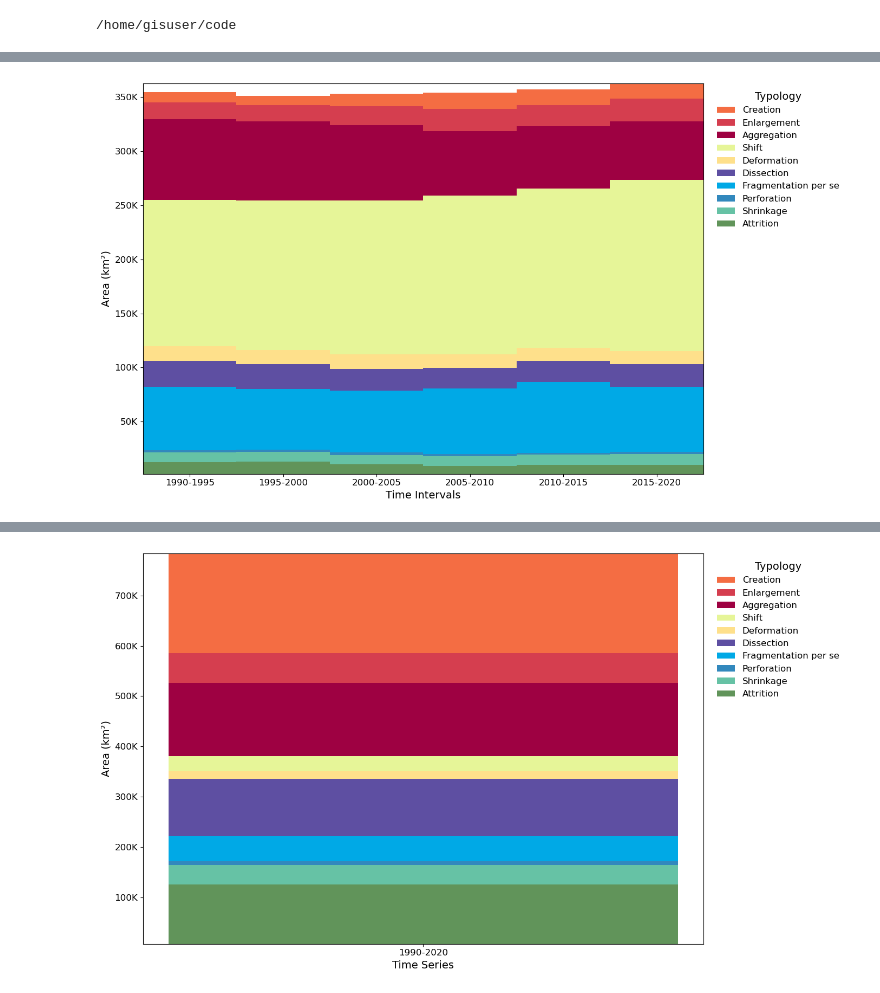
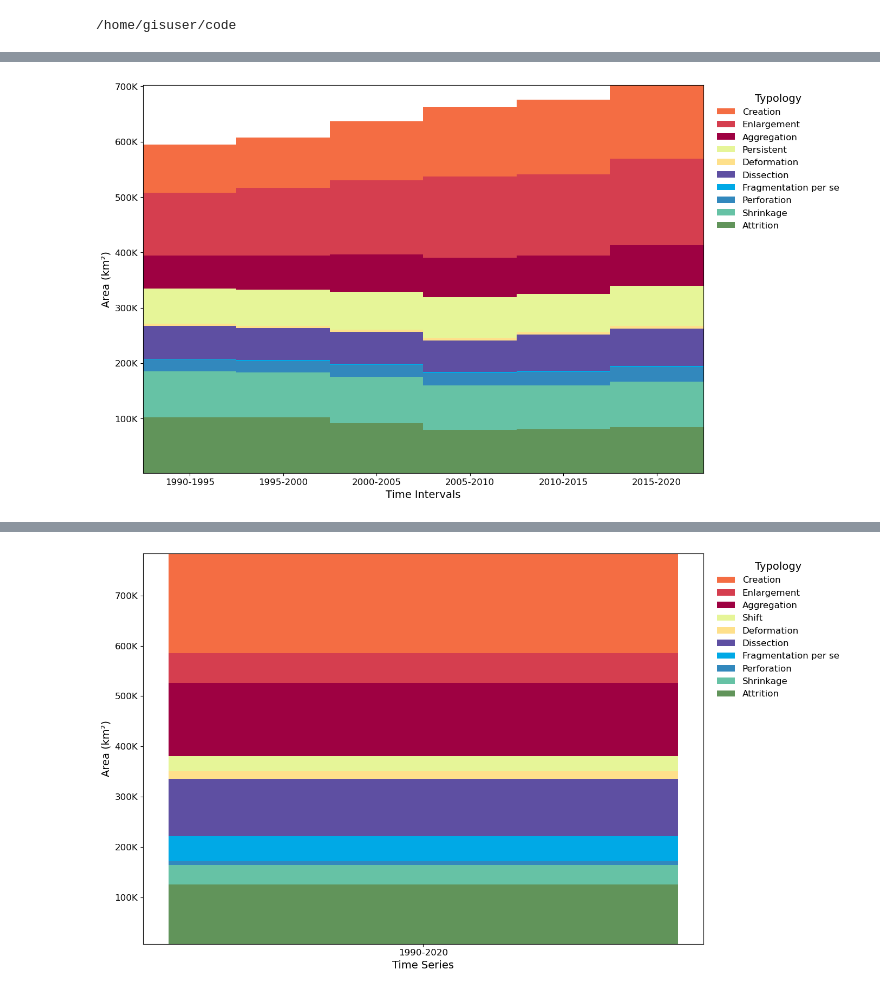
Before and after one commit to mschappert/typology, a Jupyter notebook: Code/grapghs.ipynb, the cells around one changed output, grey strips where cells are left out. Cells and saved outputs as stored; diff of their text form; code cells hidden in the pictures.

Commit message:
add code and update graph code

```diff
--- a/Code/grapghs.ipynb
+++ b/Code/grapghs.ipynb
@@ -17,9 +18,10 @@ print(os.listdir('/home/gisuser/code/code/data'))     # Lists files in /data, ad
 #Load your data from Excel
 # Replace 'your_file.xlsx' with the actual filename
 # Replace 'Time_Segment' with the actual column name that contains "TS", "90-95", etc.
-df = pd.read_excel('/home/gisuser/code/code/data/typology_grapgh_data.xlsx', index_col=0)
-if 'TS_km2' in df.columns:
-    df = df.drop(columns=['TS_km2'])
+# orginal data: '/home/gisuser/code/code/data/typology_grapgh_data.xlsx'
+df = pd.read_excel('/home/gisuser/code/data/typology_TimeInterval.xlsx', index_col=0)
+# if 'TS_km2' in df.columns:
+#     df = df.drop(columns=['TS_km2'])
 # %%
 print(df)
 #print(df.index.tolist())
@@ -39,34 +46,35 @@ creation          9561       8595      11410      15018      14426      14081
 # %%
 colors = {
-    "aggregation": "#9E0142",
-    "attrition": "#61945A",
-    "creation": "#F46D43",
-    "dissection": "#5E4FA2",
-    "frag per se": "#00A9E6",
-    "shrinkage": "#66C2A5",
-    "perforation": "#3288BD",
-    "enlargement": "#D53E4F",
-    "shift": "#E6F598",
-    "deformation": "#FEE08B"
+    "Aggregation": "#9E0142",
+    "Attrition": "#61945A",
+    "Creation": "#F46D43",
+    "Dissection": "#5E4FA2",
+    "Fragmentation per se": "#00A9E6",
+    "Shrinkage": "#66C2A5",
+    "Perforation": "#3288BD",
+    "Enlargement": "#D53E4F",
+    #"shift": "#E6F598",
+    "Persistent": "#E6F598",
+    "Deformation": "#FEE08B"
 }
 
-legend_labels = {
-    "aggregation": "Aggregation",
-    "attrition": "Attrition",
-    "creation": "Creation",
-    "dissection": "Dissection",
-    "frag per se": "Fragmentation per se",
-    "shrinkage": "Shrinkage",
-    "perforation": "Perforation",
-    "enlargement": "Enlargement",
-    "shift": "Shift",
-    "deformation": "Deformation"
-}
+# legend_labels = {
+#     "Aggregation": "Aggregation",
+#     "Attrition": "Attrition",
+#     "Creation": "Creation",
+#     "Dissection": "Dissection",
+#     "Fragmentation per se": "Fragmentation per se",
+#     "Shrinkage": "Shrinkage",
+#     "Perforation": "Perforation",
+#     "Enlargement": "Enlargement",
+#     "Persistent": "Shift",
+#     "Deformation": "Deformation"
+# }
 
 typology_order = [
-    "attrition", "shrinkage", "perforation", "frag per se", "dissection",
-    "deformation", "shift",
-    "aggregation", "enlargement", "creation",
+    "Attrition", "Shrinkage", "Perforation", "Fragmentation per se", "Dissection",
+    "Deformation", "Persistent",
+    "Aggregation", "Enlargement", "Creation",
 
 ]
 
@@ -82,33 +90,34 @@ fig, ax = plt.subplots(figsize=(14, 8))
 bottom = [0] * len(time_points)
 for typ in typology_order:
     if typ in df.index:
         data = df.loc[typ]
         ax.bar(
             range(len(time_points)),
             data,
             bottom=bottom,
             color=colors.get(typ, "#cccccc"),
             edgecolor='none',
             width=1.0,
-            label=legend_labels.get(typ, typ)
+            #label=legend_labels.get(typ, typ)
+            label=typ
         )
-        bottom = [bottom[i] + data[i] for i in range(len(data))]
+        bottom = [bottom[i] + data.iloc[i] for i in range(len(data))]
 
 ax.set_xlabel('Time Intervals', fontsize=14)
 ax.set_ylabel('Area (km²)', fontsize=14)
 ax.tick_params(axis='both', which='major', labelsize=12)
 ax.set_ylim(df.values.min(), df.sum().max())
 ax.yaxis.set_major_formatter(ticker.FuncFormatter(lambda x, pos: f'{x/1000:.0f}K'))
 #ax.yaxis.set_major_locator(plt.MaxNLocator(integer=True))
 ax.set_xticks(range(len(time_points)))
 ax.set_xticklabels(custom_x_labels[:len(time_points)])
 ax.margins(x=0)
 # Create legend in typology_order
 
 
 
 ax.legend(title='Typology', bbox_to_anchor=(1.01, 1), loc='upper left', reverse=True, frameon=False, fontsize=12, title_fontsize=14)
 plt.tight_layout()
 plt.show()
 # %% [output]
-[figure, old version]
+[figure, new version]
```
Also changed, not shown: parts of 6 cells of this notebook, 5 other files.
